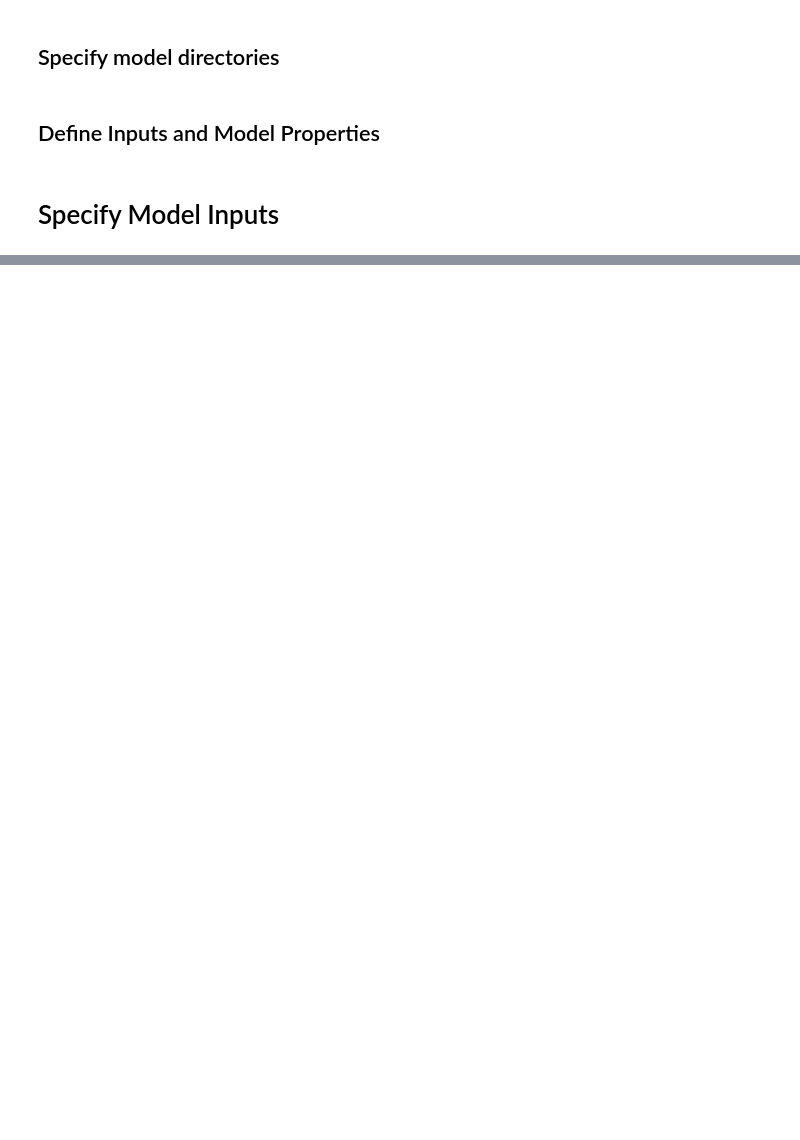
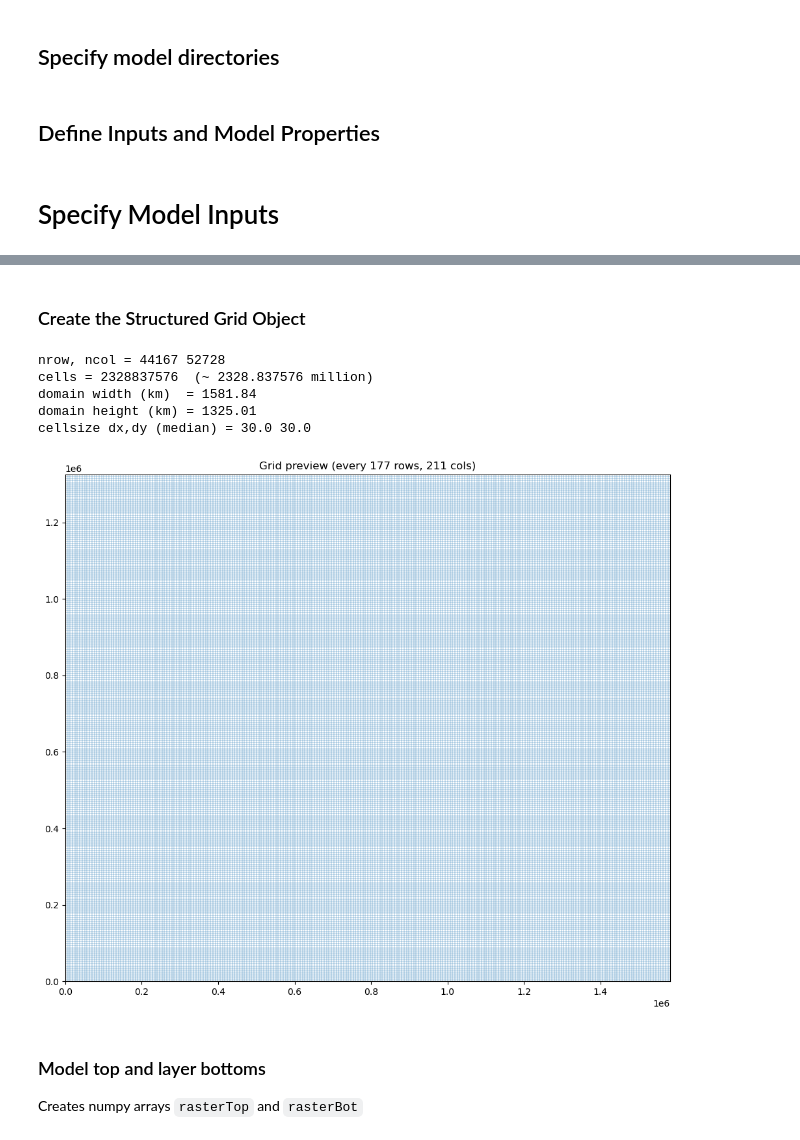
Before and after one commit to saminab/GreatLakesProject, a Jupyter notebook: Prep_modeflow6_Inputs.ipynb, the cells around one changed output, grey strips where cells are left out. Saved outputs shown, nothing was run; the diff lists cells and outputs as text; code cells hidden in the pictures; blank space fills up the shorter version.

```diff
--- a/Prep_modeflow6_Inputs.ipynb
+++ b/Prep_modeflow6_Inputs.ipynb
@@ -76,0 +304,19 @@ structure['steady'] = [True]
+# %% [markdown]
+### Create the Structured Grid Object
+# %%
+import numpy as np
+
+nrow = structure["numRow"]
+ncol = structure["numCol"]
+print("nrow, ncol =", nrow, ncol)
+print("cells =", nrow * ncol, " (~", (nrow*ncol)/1e6, "million)")
+
+print("domain width (km)  =", np.sum(delr)/1000)
+print("domain height (km) =", np.sum(delc)/1000)
+print("cellsize dx,dy (median) =", np.median(delr), np.median(delc))
+# %% [output]
+nrow, ncol = 44167 52728
+cells = 2328837576  (~ 2328.837576 million)
+domain width (km)  = 1581.84
+domain height (km) = 1325.01
+cellsize dx,dy (median) = 30.0 30.0
@@ -76,0 +356,61 @@ structure['steady'] = [True]
+# %%
+# Visualize it
+import numpy as np
+import matplotlib.pyplot as plt
+from matplotlib.collections import LineCollection
+
+def plot_structured_grid_preview(sg, ax=None, max_lines=200, lw=0.4):
+    """
+    Fast preview plot for HUGE StructuredGrid:
+    - avoids sg.xyzvertices / meshgrid
+    - plots only every Nth row/col line so it stays light
+    """
+    if ax is None:
+        fig, ax = plt.subplots(figsize=(10, 10))
+
+    delr = np.asarray(sg.delr, dtype=float)
+    delc = np.asarray(sg.delc, dtype=float)
+
+    width  = float(delr.sum())
+    height = float(delc.sum())
+
+    # offsets (world coords)
+    xoff = float(getattr(sg, "xoff", 0.0))
+    yoff = float(getattr(sg, "yoff", 0.0))
+
+    # 1D edges (note: y edges are top->bottom like flopy does internally)
+    xedge = xoff + np.r_[0.0, np.cumsum(delr)]
+    yedge = yoff + np.r_[height, height - np.cumsum(delc)]
+
+    # decimate lines so we don't draw 100k lines
+    step_x = max(1, int(np.ceil(len(xedge) / max_lines)))
+    step_y = max(1, int(np.ceil(len(yedge) / max_lines)))
+
+    xs = xedge[::step_x]
+    ys = yedge[::step_y]
+
+    xmin, xmax = xedge[0], xedge[-1]
+    ymin, ymax = yedge[-1], yedge[0]
+
+    segs = []
+    segs += [[(x, ymin), (x, ymax)] for x in xs]     # verticals
+    segs += [[(xmin, y), (xmax, y)] for y in ys]     # horizontals
+
+    lc = LineCollection(segs, linewidths=lw)
+    ax.add_collection(lc)
+
+    ax.set_aspect("equal", adjustable="box")
+    ax.set_xlim(xmin, xmax)
+    ax.set_ylim(ymin, ymax)
+    ax.set_title(f"Grid preview (every {step_y} rows, {step_x} cols)")
+    return ax
+
+# use it
+fig, ax = plt.subplots(figsize=(12, 12))
+plot_structured_grid_preview(structuredGrid, ax=ax, max_lines=250, lw=0.3)
+plt.show()
+# %% [output]
+[figure, added]
+# %% [markdown]
+### Model top and layer bottoms
+Creates numpy arrays `rasterTop` and `rasterBot`
```
Also changed, not shown: parts of 29 cells of this notebook, 1 other file.
